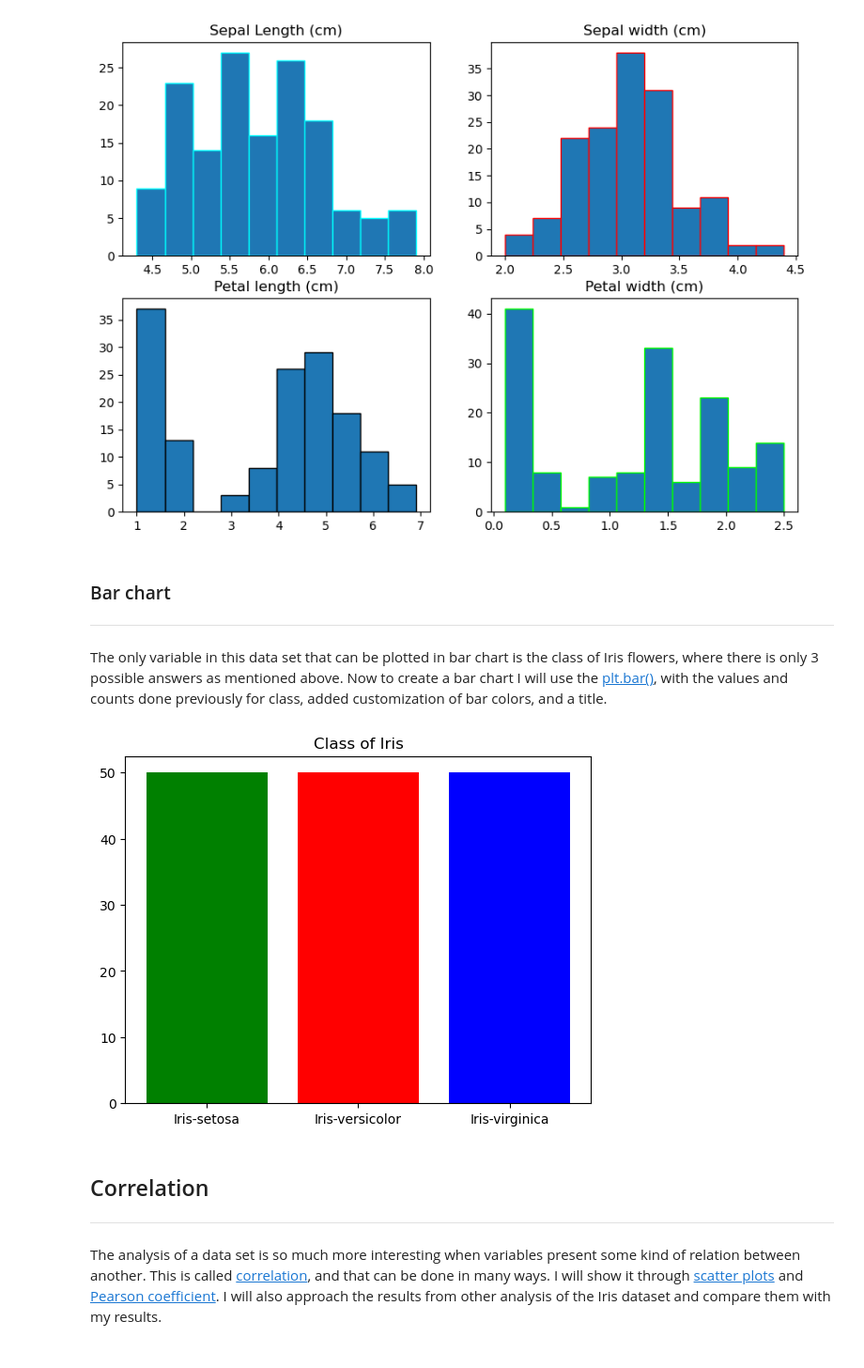
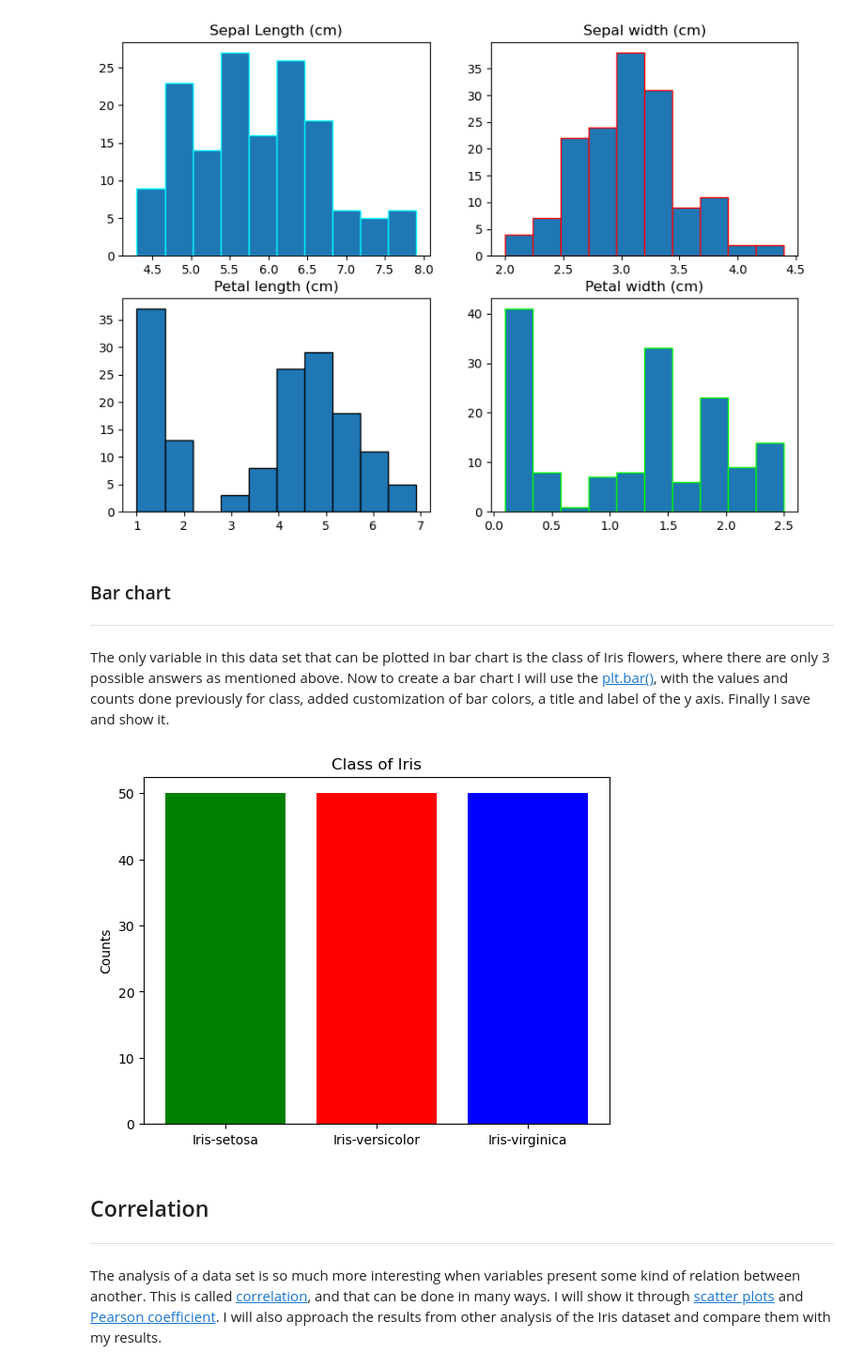
Before and after one commit to FatimaBOliveira/pands-project, a Jupyter notebook: iris.ipynb, the cells around one changed output. Shown at 94% size. Cells and saved outputs as stored; diff of their text form; code cells hidden in the pictures.

```diff
--- a/iris.ipynb
+++ b/iris.ipynb
@@ -159,15 +159,16 @@ plt.show()
 # %% [markdown]
 ### Bar chart
 ***
-The only variable in this data set that can be plotted in bar chart is the class of Iris flowers, where there is only 3 possible answers as mentioned above. Now to create a bar chart I will use the [plt.bar()](https://pandas.pydata.org/docs/reference/api/pandas.DataFrame.plot.bar.html), with the values and counts done previously for class, added customization of bar colors, and a title.
+The only variable in this data set that can be plotted in bar chart is the class of Iris flowers, where there are only 3 possible answers as mentioned above. Now to create a bar chart I will use the [plt.bar()](https://pandas.pydata.org/docs/reference/api/pandas.DataFrame.plot.bar.html), with the values and counts done previously for class, added customization of bar colors, a title and label of the y axis. Finally I save and show it.
 # %%
 plt.bar(values2, counts2, color=["green", "red","blue"])
 
 plt.title("Class of Iris")
+plt.ylabel("Counts")
 plt.savefig("Class of Iris bar chart.png")
 plt.show()
 # %% [output]
-[figure, old version]
+[figure, new version]
 # %% [markdown]
 ## Correlation
 ***
```
Also changed, not shown: parts of 12 cells of this notebook, 2 other files.
